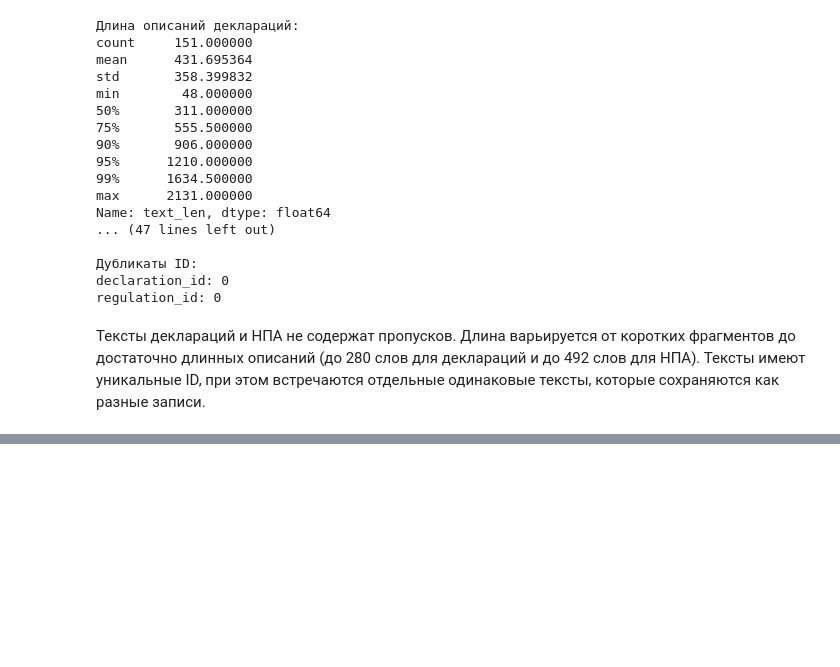
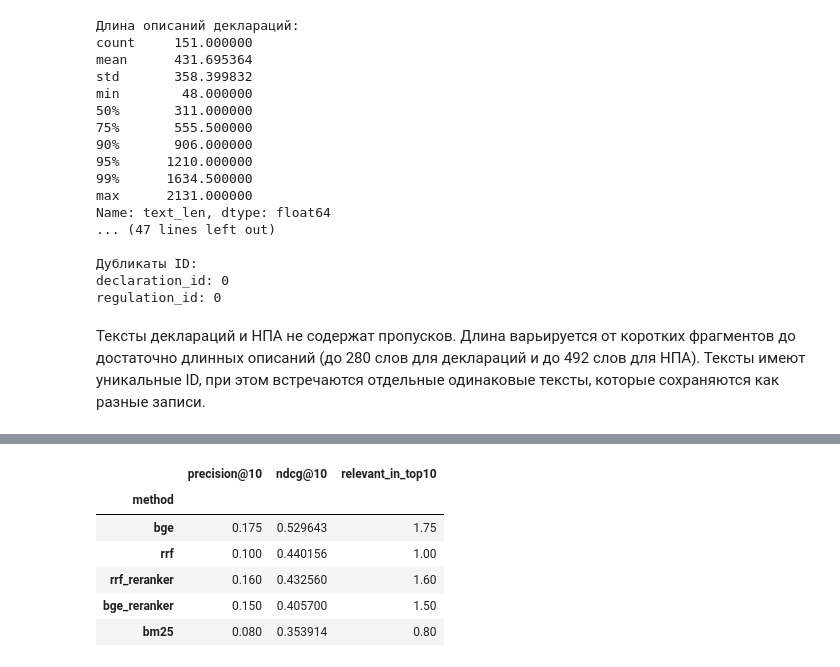
Before and after one commit to MarinaDistler/declaration-regulation-matching, a Jupyter notebook: experiments.ipynb, the cells around one changed output, grey strips where cells are left out. Cells and saved outputs as stored; diff of their text form; code cells hidden in the pictures; blank space fills up the shorter version.

```diff
--- a/experiments.ipynb
+++ b/experiments.ipynb
@@ -191,7 +238,7 @@ bm25 = BM25Retriever(
 )
 # %%
 for i in [0, 10, 20]:
-    query = declarations.iloc[0]["text"]
+    query = declarations.iloc[i]["text"]
 
     results = bm25.retrieve(query, top_k=5)
 
@@ -341,28 +402,0 @@ reranker = Reranker(
-# %%
-candidate_indices = [
-    idx for idx, _ in fused
-]
-
-candidates = [
-    (
-        idx,
-        regulations.iloc[idx]["text"],
-    )
-    for idx in candidate_indices
-]
-
-reranked = reranker.rerank(
-    query,
-    candidates,
-    top_k=10,
-)
-
-for idx, score in reranked:
-    print(
-        regulations.iloc[idx]["regulation_id"],
-        score,
-    )
-    print(
-        regulations.iloc[idx]["text"]
-    )
-    print()
@@ -368,0 +422,5 @@ for idx, score in reranked:
+# %%
+reranker = Reranker(
+    model_path="./models/bge-reranker-v2-m3",
+    device=device,
+)
@@ -368,0 +538,18 @@ for idx, score in reranked:
+# %%
+summary = (
+    metrics_df
+    .groupby("method")
+    [["precision@10", "ndcg@10", "relevant_in_top10"]]
+    .mean()
+    .sort_values("ndcg@10", ascending=False)
+)
+
+summary
+# %% [output]
+|  | precision@10 | ndcg@10 | relevant_in_top10 |
+| method |  |  |  |
+| bge | 0.175 | 0.529643 | 1.75 |
+| rrf | 0.100 | 0.440156 | 1.00 |
+| rrf_reranker | 0.160 | 0.432560 | 1.60 |
+| bge_reranker | 0.150 | 0.405700 | 1.50 |
+| bm25 | 0.080 | 0.353914 | 0.80 |
```
Also changed, not shown: parts of 35 cells of this notebook, 4 other files.
